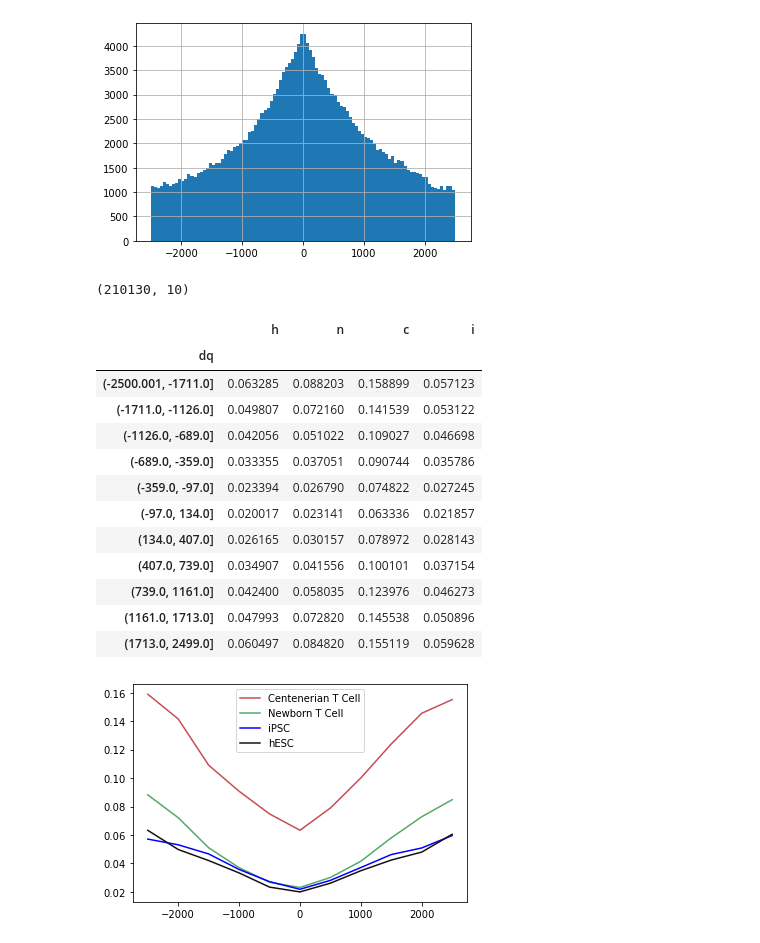
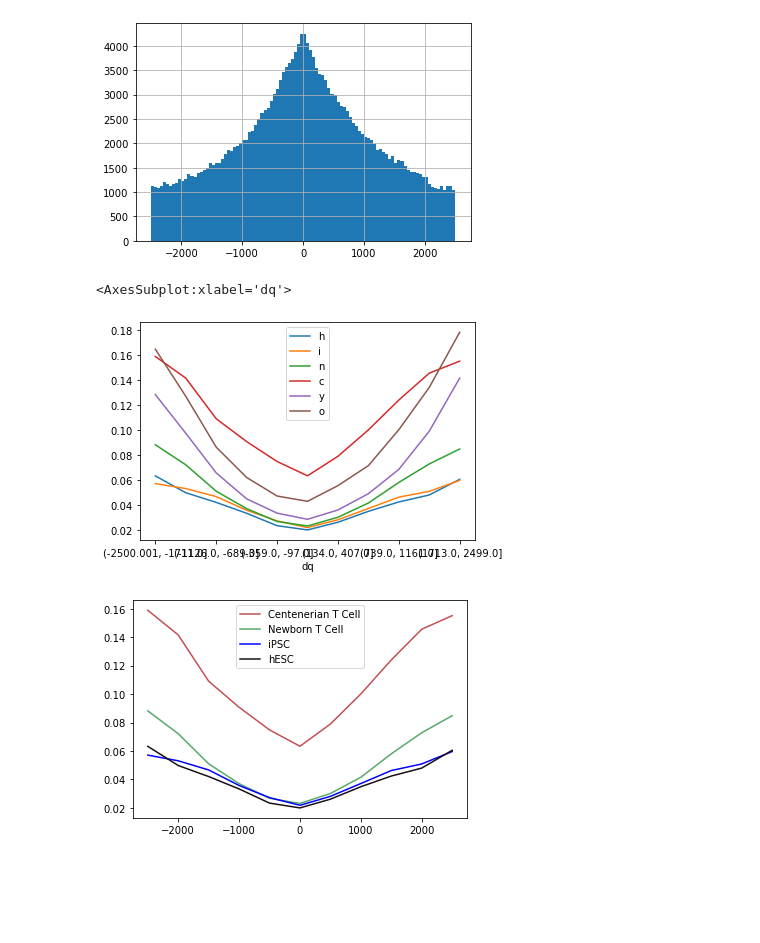
Before and after one commit to moqri/aging_2021, a Jupyter notebook: index/index.ipynb, the cells around one changed output. Saved outputs shown, nothing was run; the diff lists cells and outputs as text; code cells hidden in the pictures; blank space fills up the shorter version.

```diff
--- a/index/index.ipynb
+++ b/index/index.ipynb
@@ -109,8 +126,3 @@ df.d.hist(bins=100)
 # %% [output]
 <AxesSubplot:>
 [figure]
-# %%
-df['dq']=pd.qcut(df.d,11)
-df.shape
-# %% [output]
-(210130, 10)
@@ -119,19 +129,8 @@ df.to_csv('ezs.csv')
 # %%
-df[df.h<.5].groupby('dq').mean()[['h','n','c','i']]
+df[df.h<.5].groupby('dq').mean()[['h','i','n','c','y','o']].plot()
 # %% [output]
-|  | h | n | c | i |
-| dq |  |  |  |  |
-| (-2500.001, -1711.0] | 0.063285 | 0.088203 | 0.158899 | 0.057123 |
-| (-1711.0, -1126.0] | 0.049807 | 0.072160 | 0.141539 | 0.053122 |
-| (-1126.0, -689.0] | 0.042056 | 0.051022 | 0.109027 | 0.046698 |
-| (-689.0, -359.0] | 0.033355 | 0.037051 | 0.090744 | 0.035786 |
-| (-359.0, -97.0] | 0.023394 | 0.026790 | 0.074822 | 0.027245 |
-| (-97.0, 134.0] | 0.020017 | 0.023141 | 0.063336 | 0.021857 |
-| (134.0, 407.0] | 0.026165 | 0.030157 | 0.078972 | 0.028143 |
-| (407.0, 739.0] | 0.034907 | 0.041556 | 0.100101 | 0.037154 |
-| (739.0, 1161.0] | 0.042400 | 0.058035 | 0.123976 | 0.046273 |
-| (1161.0, 1713.0] | 0.047993 | 0.072820 | 0.145538 | 0.050896 |
-| (1713.0, 2499.0] | 0.060497 | 0.084820 | 0.155119 | 0.059628 |
+<AxesSubplot:xlabel='dq'>
+[figure, added]
 # %%
 pl=df[df.h<.5].groupby('dq').mean()[['h','i','n','c']]
 pl.columns=['hESC','iPSC','Newborn T Cell','Centenerian T Cell']
```
Also changed, not shown: parts of 21 cells of this notebook, 3 other files.
